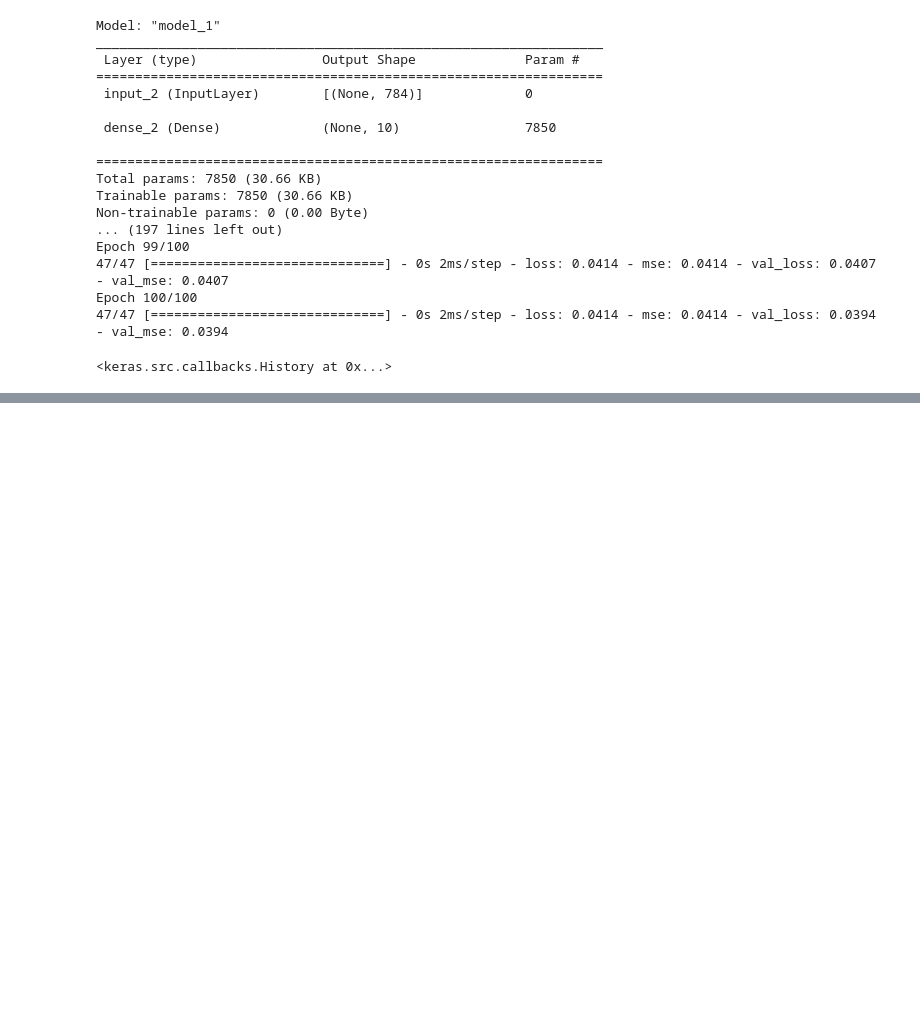
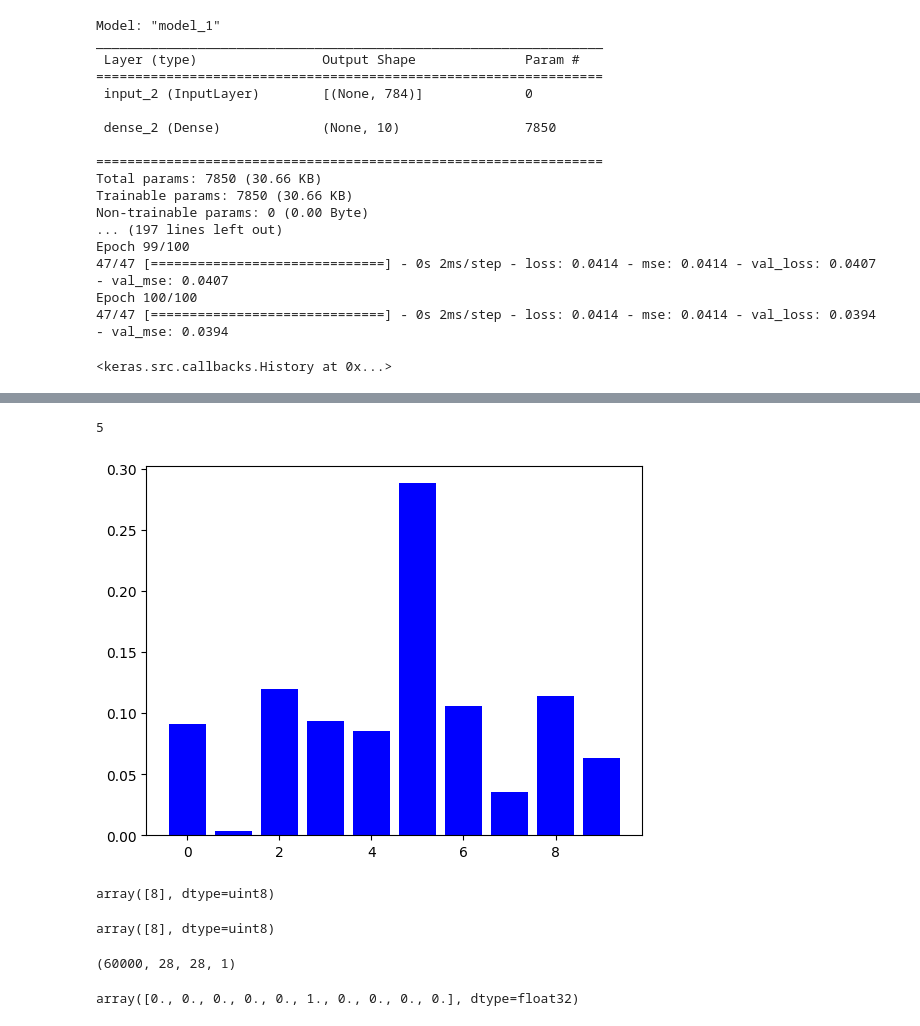
Before and after one commit to MinuSpurs/ML_study, a Jupyter notebook: Basic_ML/14주차 실습.ipynb, the cells around one changed output, grey strips where cells are left out. Drawn from its saved outputs; the diff is of its cells as text; code cells hidden in the pictures; blank space fills up the shorter version.

```diff
--- a/Basic_ML/14주차 실습.ipynb
+++ b/Basic_ML/14주차 실습.ipynb
@@ -237,0 +314,5 @@ Epoch 100/100
+# %%
+pred_y2 = glm_model.predict(img_input2.reshape([1, img_rows*img_cols]))
+plt.bar(np.arange(num_classes), np.squeeze(pred_y2), color='blue')
+np.argmax(pred_y2)
+# %% [output]
@@ -237,0 +320,2 @@ Epoch 100/100
+5
+[figure, added]
@@ -237,0 +335,27 @@ Epoch 100/100
+# %%
+pred_y1 = rftree.predict(img_input1.reshape([1, img_rows*img_cols]))
+pred_y1
+# %% [output]
+array([8], dtype=uint8)
+# %%
+pred_y2 = rftree.predict(img_input2.reshape([1, img_rows*img_cols]))
+pred_y2
+# %% [output]
+array([8], dtype=uint8)
+# %%
+'''CNN'''
+
+# 데이터 전처리
+(x_train, y_train), (x_test, y_test) = mnist.load_data()
+x_train, x_test = x_train / 255.0, x_test / 255.0
+x_train = x_train.reshape((len(x_train), img_rows, img_cols, 1))
+x_test = x_test.reshape((len(x_test), img_rows, img_cols, 1))
+x_train.shape
+# %% [output]
+(60000, 28, 28, 1)
+# %%
+y_train = K.utils.to_categorical(y_train, num_classes=10, dtype='float32')
+y_test = K.utils.to_categorical(y_test, num_classes=10, dtype='float32')
+y_train[0]
+# %% [output]
+array([0., 0., 0., 0., 0., 1., 0., 0., 0., 0.], dtype=float32)
```
Also changed, not shown: parts of 11 cells of this notebook.
